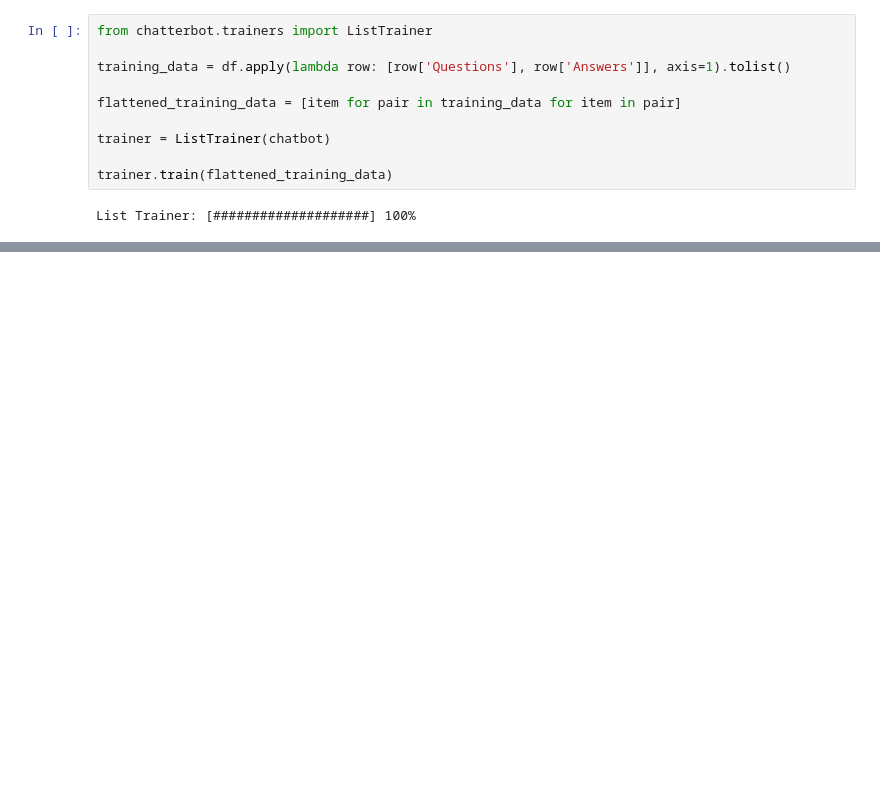
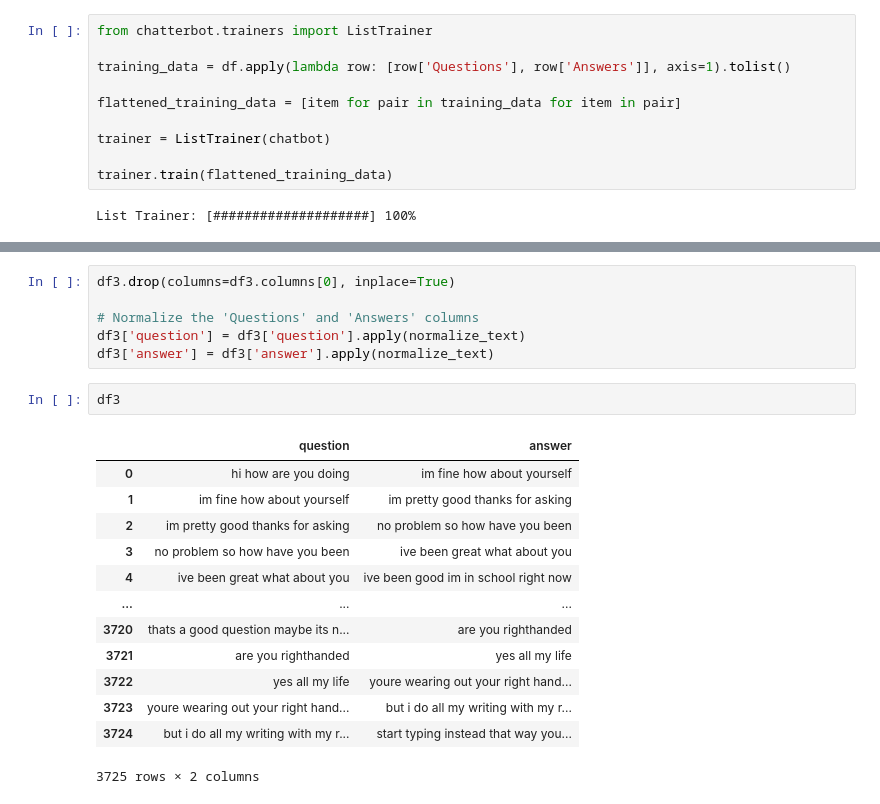
Before and after one commit to rougho/chatbot, a Jupyter notebook: chatbot.ipynb, the cells around one changed output, grey strips where cells are left out. Cells and saved outputs as stored; diff of their text form; blank space fills up the shorter version.

```diff
--- a/chatbot.ipynb
+++ b/chatbot.ipynb
@@ -219,0 +230,22 @@ You: :q
+# %%
+df3.drop(columns=df3.columns[0], inplace=True)
+
+# Normalize the 'Questions' and 'Answers' columns
+df3['question'] = df3['question'].apply(normalize_text)
+df3['answer'] = df3['answer'].apply(normalize_text)
+# %%
+df3
+# %% [output]
+|  | question | answer |
+| 0 | hi how are you doing | im fine how about yourself |
+| 1 | im fine how about yourself | im pretty good thanks for asking |
+| 2 | im pretty good thanks for asking | no problem so how have you been |
+| 3 | no problem so how have you been | ive been great what about you |
+| 4 | ive been great what about you | ive been good im in school right now |
+| ... | ... | ... |
+| 3720 | thats a good question maybe its n... | are you righthanded |
+| 3721 | are you righthanded | yes all my life |
+| 3722 | yes all my life | youre wearing out your right hand... |
+| 3723 | youre wearing out your right hand... | but i do all my writing with my r... |
+| 3724 | but i do all my writing with my r... | start typing instead that way you... |
+3725 rows × 2 columns
```
Also changed, not shown: parts of 16 cells of this notebook, 5 other files.
